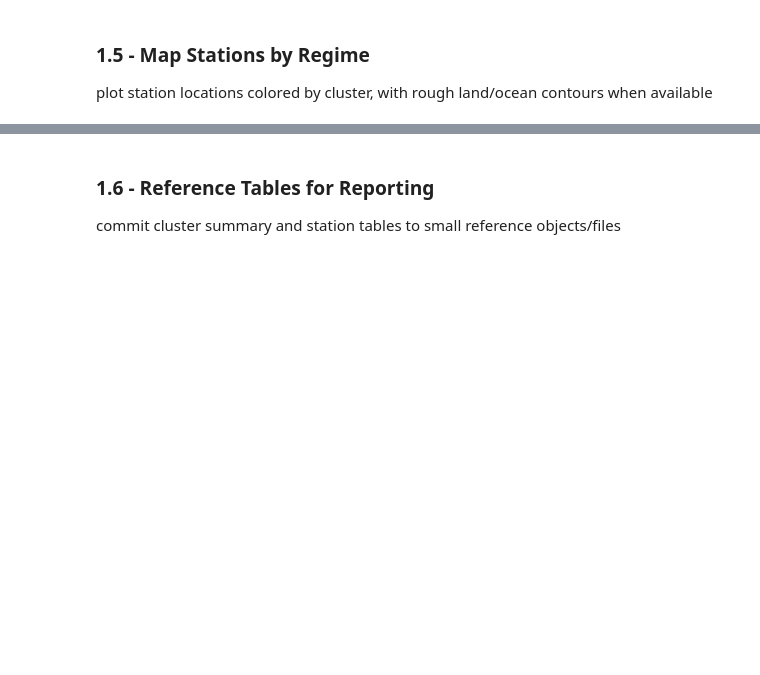
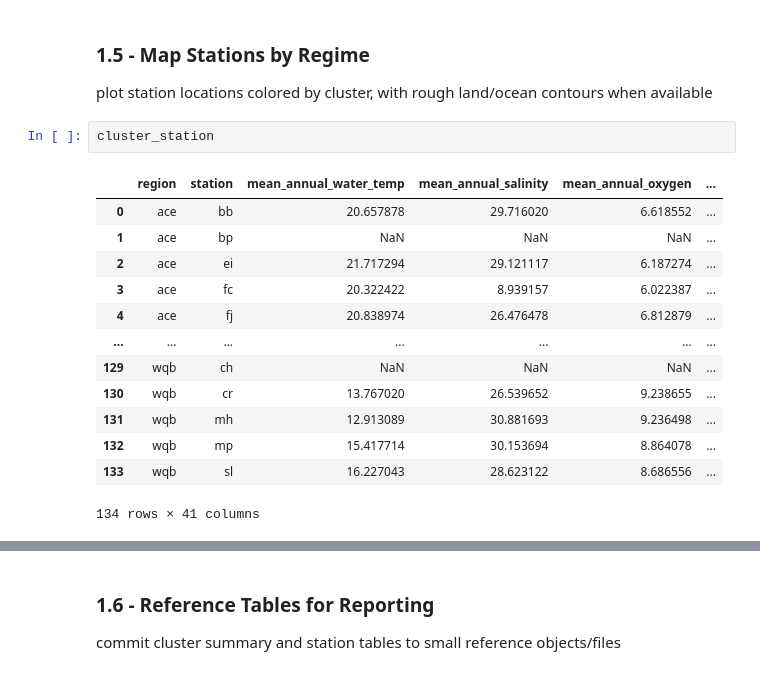
Before and after one commit to jeturcotte/estuaries, a Jupyter notebook: code/t4d.full.project.ipynb, the cells around one changed output, grey strips where cells are left out. Saved outputs shown, nothing was run; the diff lists cells and outputs as text; blank space fills up the shorter version.

```diff
--- a/code/t4d.full.project.ipynb
+++ b/code/t4d.full.project.ipynb
@@ -898,6 +1040,22 @@ cluster_label_lookup
 ### 1.5 - Map Stations by Regime
 
 plot station locations colored by cluster, with rough land/ocean contours when available
+# %%
+cluster_station
+# %% [output]
+|  | region | station | mean_annual_water_temp | mean_annual_salinity | mean_annual_oxygen | ... |
+| 0 | ace | bb | 20.657878 | 29.716020 | 6.618552 | ... |
+| 1 | ace | bp | NaN | NaN | NaN | ... |
+| 2 | ace | ei | 21.717294 | 29.121117 | 6.187274 | ... |
+| 3 | ace | fc | 20.322422 | 8.939157 | 6.022387 | ... |
+| 4 | ace | fj | 20.838974 | 26.476478 | 6.812879 | ... |
+| ... | ... | ... | ... | ... | ... | ... |
+| 129 | wqb | ch | NaN | NaN | NaN | ... |
+| 130 | wqb | cr | 13.767020 | 26.539652 | 9.238655 | ... |
+| 131 | wqb | mh | 12.913089 | 30.881693 | 9.236498 | ... |
+| 132 | wqb | mp | 15.417714 | 30.153694 | 8.864078 | ... |
+| 133 | wqb | sl | 16.227043 | 28.623122 | 8.686556 | ... |
+134 rows × 41 columns
 # %%
 # 1.5 - map stations by cluster (static matplotlib)
 from pathlib import Path
```
Also changed, not shown: parts of 12 cells of this notebook.
